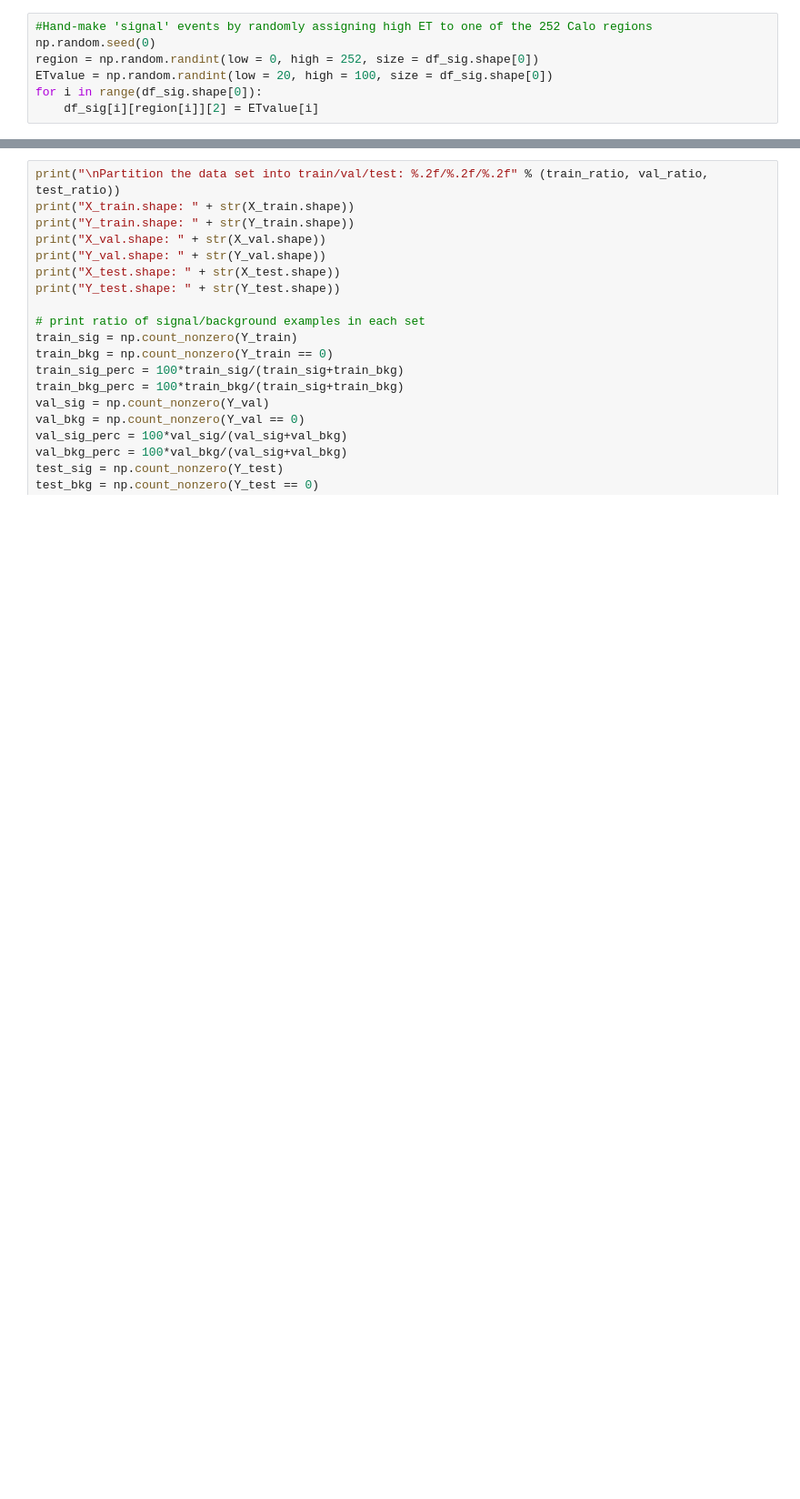
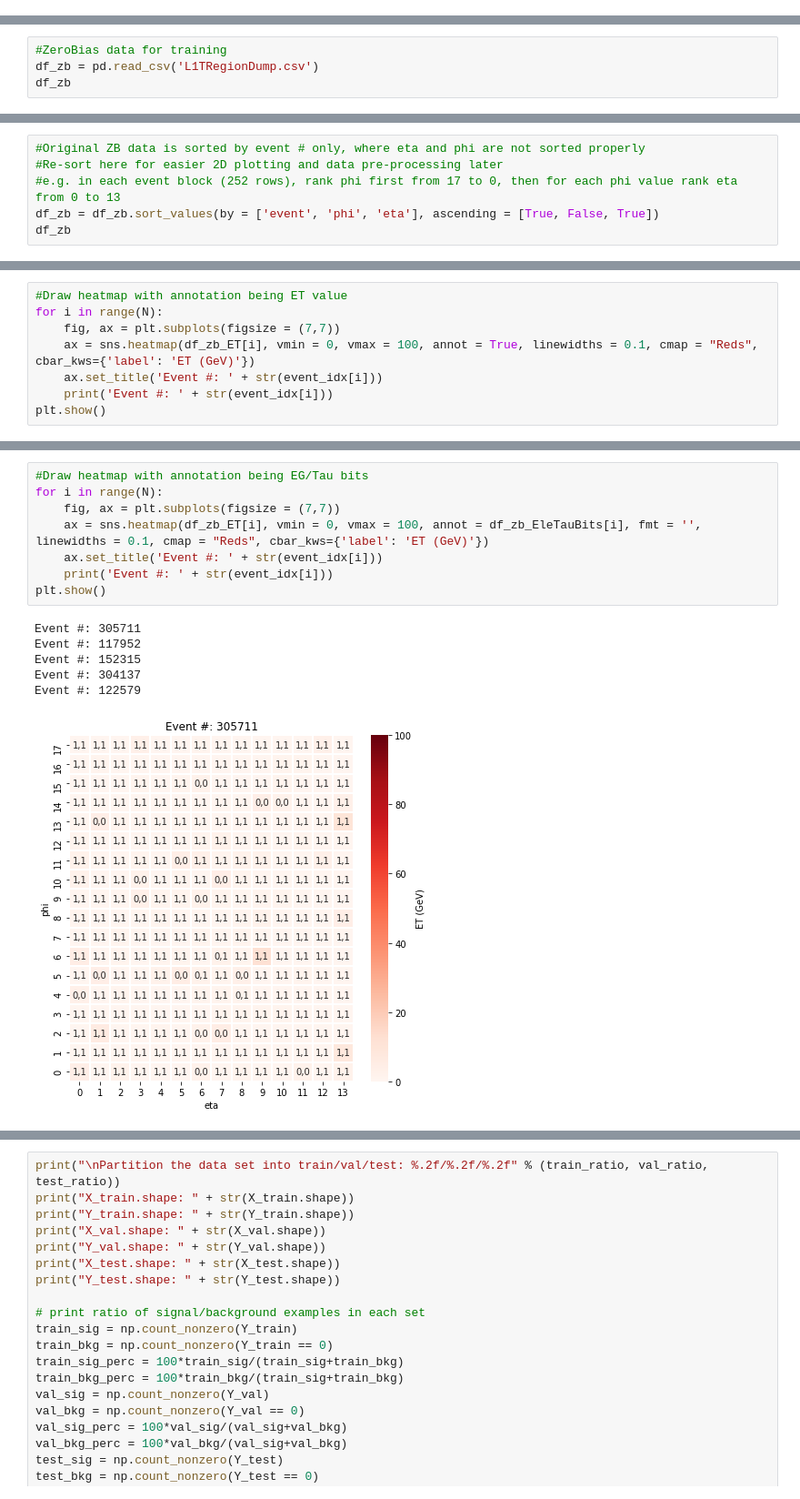
Before and after one commit to hftsoi/ML_CMSL1CaloTrigger, a Jupyter notebook: CNN_training.ipynb, the cells around one changed output, grey strips where cells are left out. Shown at 91% size. Drawn from its saved outputs; the diff is of its cells as text; blank space fills up the shorter version.

```diff
--- a/CNN_training.ipynb
+++ b/CNN_training.ipynb
@@ -154,7 +0,0 @@ df_sig, df_bkg = train_test_split(df_reduced, test_size = 0.5, random_state = 12
-# %%
-#Hand-make 'signal' events by randomly assigning high ET to one of the 252 Calo regions
-np.random.seed(0)
-region = np.random.randint(low = 0, high = 252, size = df_sig.shape[0])
-ETvalue = np.random.randint(low = 20, high = 100, size = df_sig.shape[0])
-for i in range(df_sig.shape[0]):
-    df_sig[i][region[i]][2] = ETvalue[i]
@@ -225,0 +26,4 @@ df_vbfh_reduced[:,:,2] = (df_vbfh_reduced[:,:,2] - ET_mean)/ET_std
+# %%
+#ZeroBias data for training
+df_zb = pd.read_csv('L1TRegionDump.csv')
+df_zb
@@ -225,0 +44,6 @@ df_vbfh_reduced[:,:,2] = (df_vbfh_reduced[:,:,2] - ET_mean)/ET_std
+# %%
+#Original ZB data is sorted by event # only, where eta and phi are not sorted properly
+#Re-sort here for easier 2D plotting and data pre-processing later
+#e.g. in each event block (252 rows), rank phi first from 17 to 0, then for each phi value rank eta from 0 to 13
+df_zb = df_zb.sort_values(by = ['event', 'phi', 'eta'], ascending = [True, False, True])
+df_zb
@@ -225,0 +179,8 @@ df_vbfh_reduced[:,:,2] = (df_vbfh_reduced[:,:,2] - ET_mean)/ET_std
+# %%
+#Draw heatmap with annotation being ET value
+for i in range(N):
+    fig, ax = plt.subplots(figsize = (7,7))
+    ax = sns.heatmap(df_zb_ET[i], vmin = 0, vmax = 100, annot = True, linewidths = 0.1, cmap = "Reds", cbar_kws={'label': 'ET (GeV)'})
+    ax.set_title('Event #: ' + str(event_idx[i]))
+    print('Event #: ' + str(event_idx[i]))
+plt.show()
@@ -225,0 +198,15 @@ df_vbfh_reduced[:,:,2] = (df_vbfh_reduced[:,:,2] - ET_mean)/ET_std
+# %%
+#Draw heatmap with annotation being EG/Tau bits
+for i in range(N):
+    fig, ax = plt.subplots(figsize = (7,7))
+    ax = sns.heatmap(df_zb_ET[i], vmin = 0, vmax = 100, annot = df_zb_EleTauBits[i], fmt = '', linewidths = 0.1, cmap = "Reds", cbar_kws={'label': 'ET (GeV)'})
+    ax.set_title('Event #: ' + str(event_idx[i]))
+    print('Event #: ' + str(event_idx[i]))
+plt.show()
+# %% [output]
+Event #: 305711
+Event #: 117952
+Event #: 152315
+Event #: 304137
+Event #: 122579
+[figure, added]
```
Also changed, not shown: parts of 70 cells of this notebook, 4 other files.
